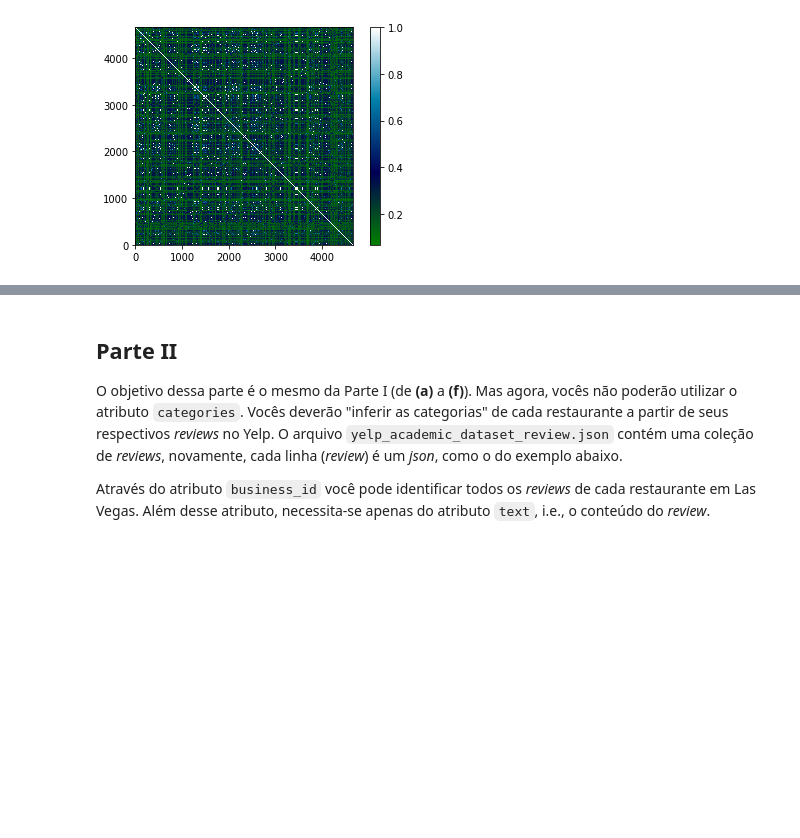
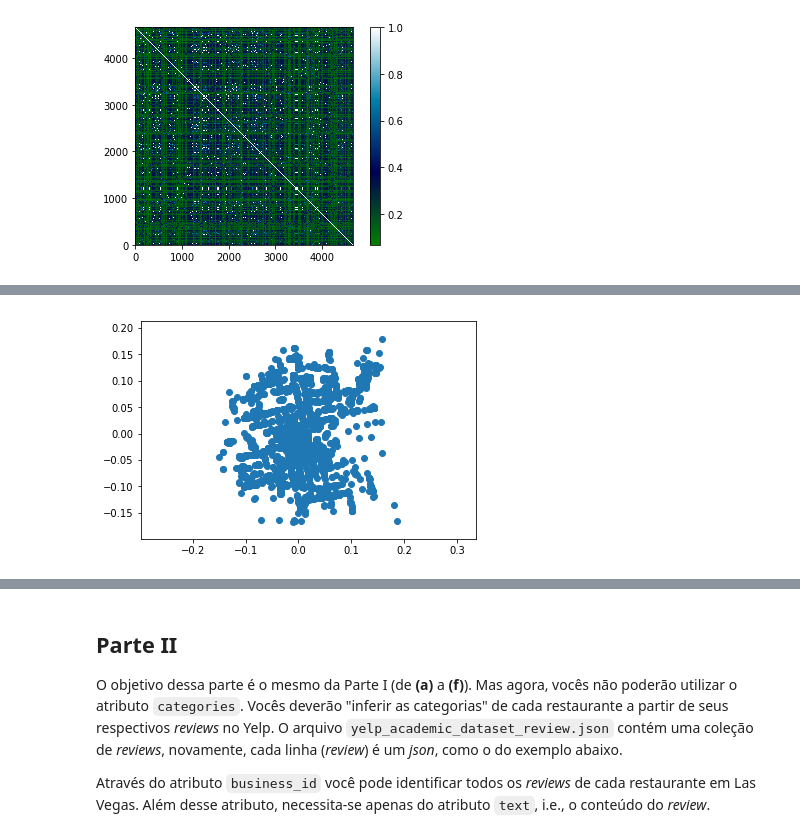
Before and after one commit to Necropsy/Data-Mining-Yelp-Challenge, a Jupyter notebook: t1.ipynb, the cells around one changed output, grey strips where cells are left out. Saved outputs shown, nothing was run; the diff lists cells and outputs as text; code cells hidden in the pictures; blank space fills up the shorter version.

```diff
--- a/t1.ipynb
+++ b/t1.ipynb
@@ -116,0 +138,8 @@ Name: attributes, dtype: object
+# %%
+model2 = MDS(n_components=2, dissimilarity='precomputed', random_state=1)
+out2 = model2.fit_transform(dt_euclideana)
+
+plt.scatter(out2[:, 0], out2[:, 1],cmap=plt.cm.ocean)
+plt.axis('equal');
+# %% [output]
+[figure, added]
```
Also changed, not shown: parts of 5 cells of this notebook, 2 other files.
